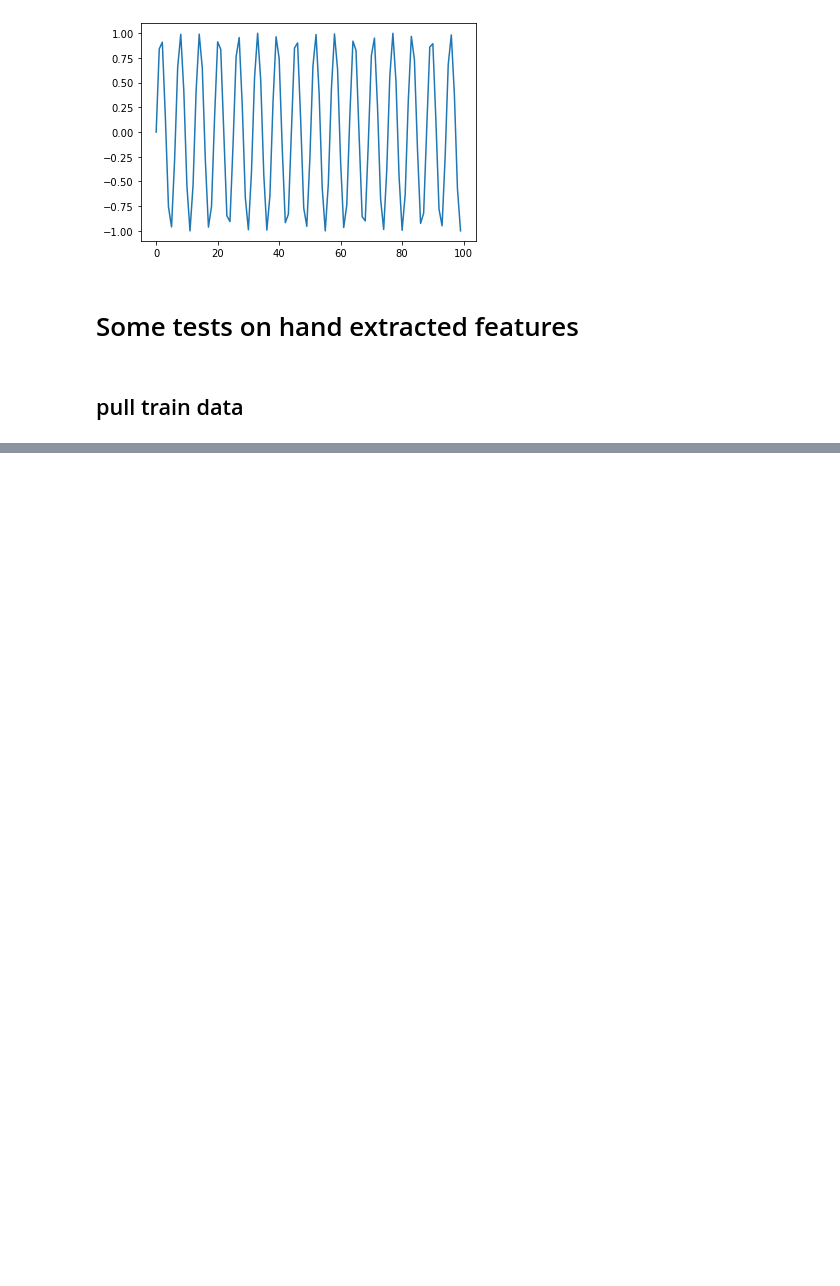
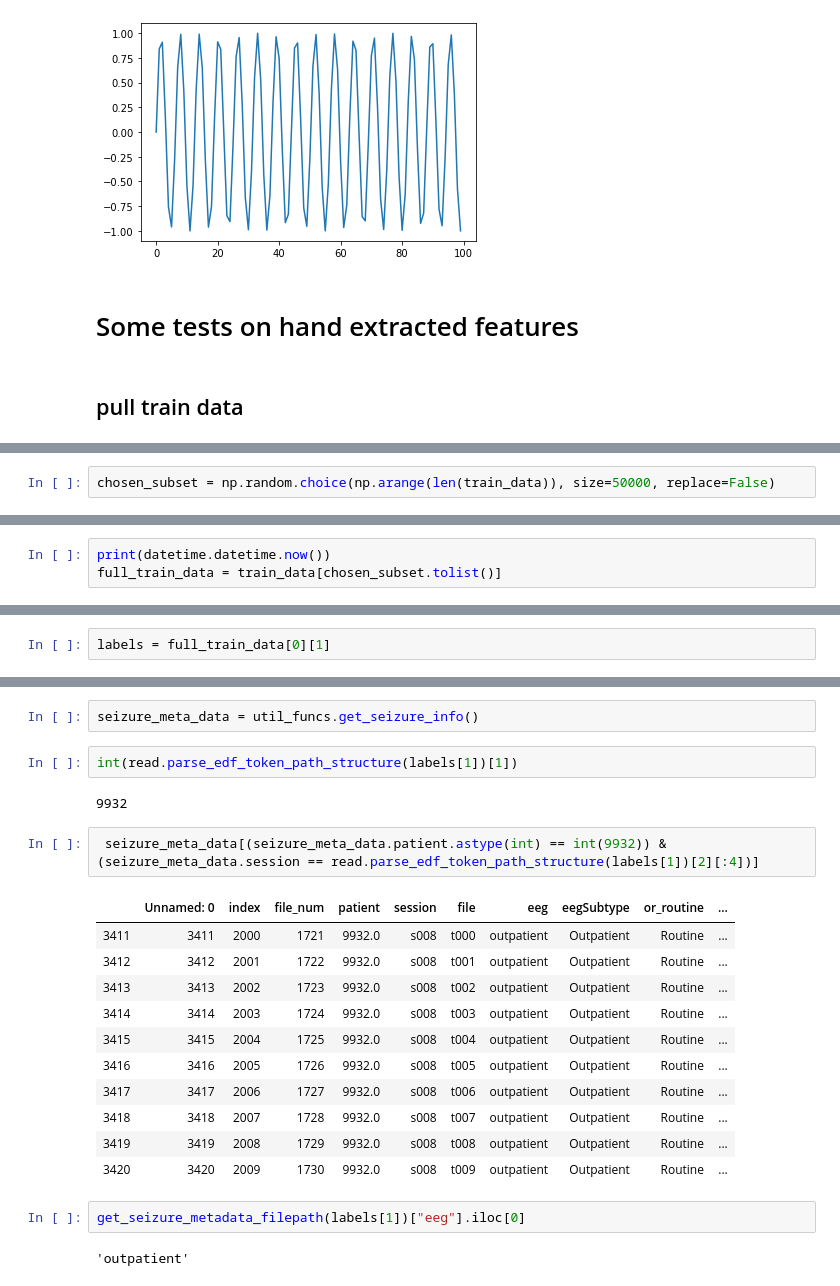
Before and after one commit to Saqibm128/eeg-tasks, a Jupyter notebook: notebooks/KNN.ipynb, the cells around one changed output, grey strips where cells are left out. Drawn from its saved outputs; the diff is of its cells as text; blank space fills up the shorter version.

```diff
--- a/notebooks/KNN.ipynb
+++ b/notebooks/KNN.ipynb
@@ -403,0 +488,2 @@ plt.plot(np.sin([i for i in range(100)]))
+# %%
+chosen_subset = np.random.choice(np.arange(len(train_data)), size=50000, replace=False)
@@ -403,0 +498,3 @@ plt.plot(np.sin([i for i in range(100)]))
+# %%
+print(datetime.datetime.now())
+full_train_data = train_data[chosen_subset.tolist()]
@@ -403,0 +531,2 @@ plt.plot(np.sin([i for i in range(100)]))
+# %%
+labels = full_train_data[0][1]
@@ -403,0 +547,24 @@ plt.plot(np.sin([i for i in range(100)]))
+# %%
+seizure_meta_data = util_funcs.get_seizure_info()
+# %%
+int(read.parse_edf_token_path_structure(labels[1])[1])
+# %% [output]
+9932
+# %%
+ seizure_meta_data[(seizure_meta_data.patient.astype(int) == int(9932)) & (seizure_meta_data.session == read.parse_edf_token_path_structure(labels[1])[2][:4])]
+# %% [output]
+|  | Unnamed: 0 | index | file_num | patient | session | file | eeg | eegSubtype | or_routine | ... |
+| 3411 | 3411 | 2000 | 1721 | 9932.0 | s008 | t000 | outpatient | Outpatient | Routine | ... |
+| 3412 | 3412 | 2001 | 1722 | 9932.0 | s008 | t001 | outpatient | Outpatient | Routine | ... |
+| 3413 | 3413 | 2002 | 1723 | 9932.0 | s008 | t002 | outpatient | Outpatient | Routine | ... |
+| 3414 | 3414 | 2003 | 1724 | 9932.0 | s008 | t003 | outpatient | Outpatient | Routine | ... |
+| 3415 | 3415 | 2004 | 1725 | 9932.0 | s008 | t004 | outpatient | Outpatient | Routine | ... |
+| 3416 | 3416 | 2005 | 1726 | 9932.0 | s008 | t005 | outpatient | Outpatient | Routine | ... |
+| 3417 | 3417 | 2006 | 1727 | 9932.0 | s008 | t006 | outpatient | Outpatient | Routine | ... |
+| 3418 | 3418 | 2007 | 1728 | 9932.0 | s008 | t007 | outpatient | Outpatient | Routine | ... |
+| 3419 | 3419 | 2008 | 1729 | 9932.0 | s008 | t008 | outpatient | Outpatient | Routine | ... |
+| 3420 | 3420 | 2009 | 1730 | 9932.0 | s008 | t009 | outpatient | Outpatient | Routine | ... |
+# %%
+get_seizure_metadata_filepath(labels[1])["eeg"].iloc[0]
+# %% [output]
+'outpatient'
```
Also changed, not shown: parts of 57 cells of this notebook, 3 other files.
